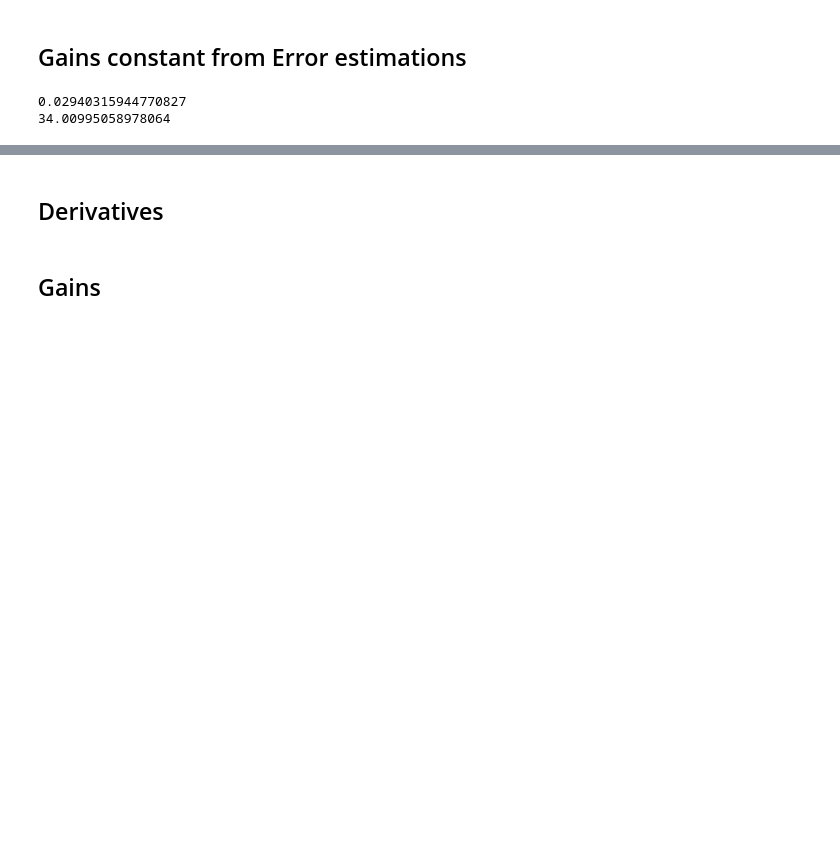
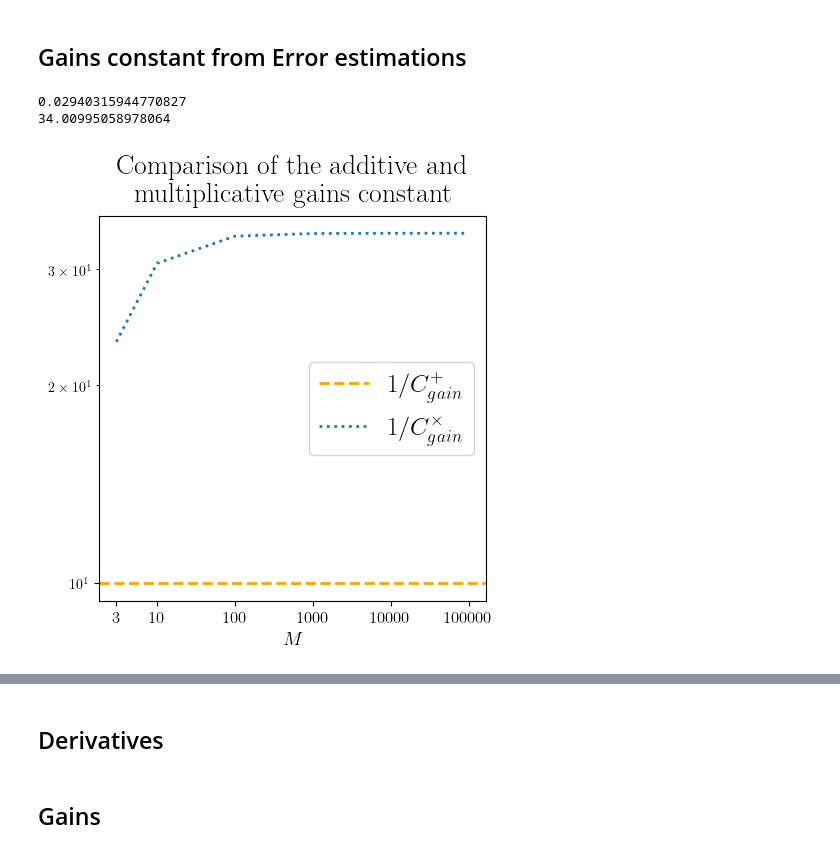
Before and after one commit to flecourtier/Article1, a Jupyter notebook: tests_FEniCS/test_1D_new/testcase1.ipynb, the cells around one changed output, grey strips where cells are left out. Saved outputs shown, nothing was run; the diff lists cells and outputs as text; code cells hidden in the pictures; blank space fills up the shorter version.

Commit message:
Convergence constante de gains mult vers add

```diff
--- a/tests_FEniCS/test_1D_new/testcase1.ipynb
+++ b/tests_FEniCS/test_1D_new/testcase1.ipynb
@@ -143,18 +171,12 @@ u_theta_ = pred["w"][:,0].cpu().detach().numpy()
 u_theta_x = pred["w_x"][:,0].cpu().detach().numpy()
 u_theta_xx = pred["w_xx"][:,0].cpu().detach().numpy()
 # %%
-M=100
-
 # Solutions
 u_fe = df.Function(V_ex)
-u_fe_M = df.Function(V_ex)
 u_fe.vector()[:] = u_ex
-u_fe_M.vector()[:] = u_ex+M
 
 u_theta_fe = df.Function(V_ex)
-u_theta_fe_M = df.Function(V_ex)
 u_theta_fe.vector()[:] = u_theta_
-u_theta_fe_M.vector()[:] = u_theta_+M
 
 # First derivatives
 dudx_fe = df.Function(V_ex)
@@ -197,0 +233,30 @@ print(1/c_gain_mult)
+# %%
+import matplotlib.pyplot as plt
+from matplotlib import rc
+
+rc('font', **{'family': 'serif', 'serif': ['Computer Modern']})
+rc('text', usetex=True)
+
+# Définir les tailles pour les titres et les légendes
+title_size = 20  # Taille des titres
+legend_size = 16  # Taille des légendes
+
+fig,ax = plt.subplots(figsize=(5,5))
+
+
+ax.axhline(y=1.0/c_gain_add, color="orange", linestyle='--', linewidth=2, label=r"$1/C_{gain}^+$")
+ax.loglog(tab_M,1.0/tab_c_gain_mult,linestyle='dotted',linewidth=2,label=r"$1/C_{gain}^\times$")
+
+ax.set_xlabel(r"$M$", fontsize=legend_size-2)
+ax.set_xticks(ticks=tab_M)
+ax.set_xticklabels(labels=tab_M, fontsize=legend_size-4)
+# plt.yticks(ticks=
+# plt.minorticks_off()
+ax.tick_params(axis='x', which='minor', bottom=False)
+
+plt.title("Comparison of the additive and\nmultiplicative gains constant", fontsize=title_size,pad = 10)
+
+plt.legend(fontsize=legend_size+2)
+plt.show()
+# %% [output]
+[figure, added]
```
Also changed, not shown: parts of 9 cells of this notebook.
